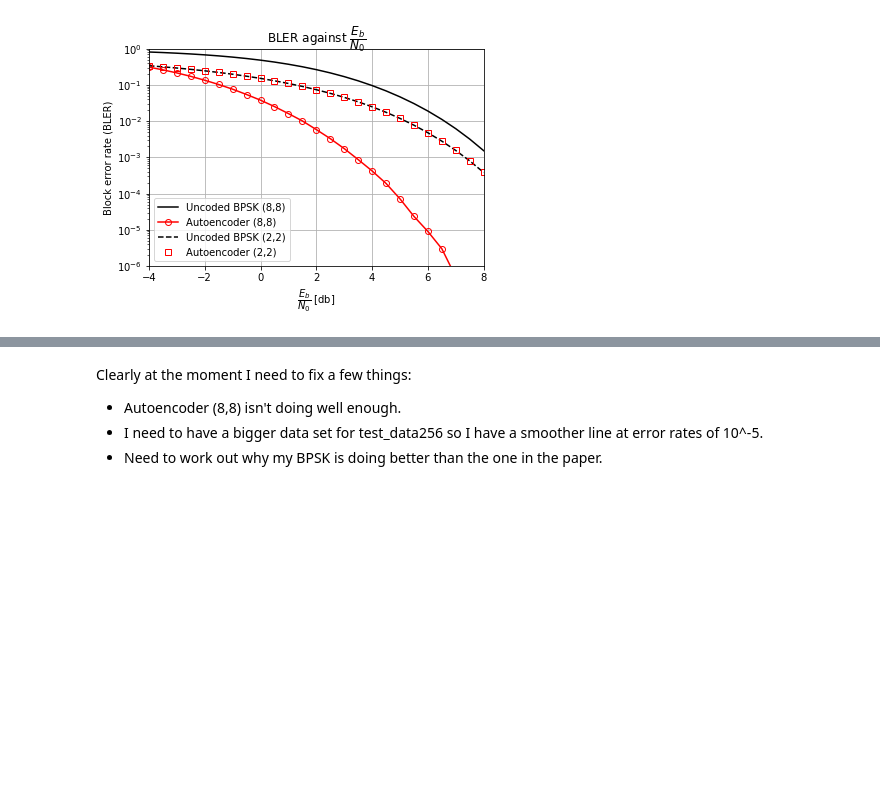
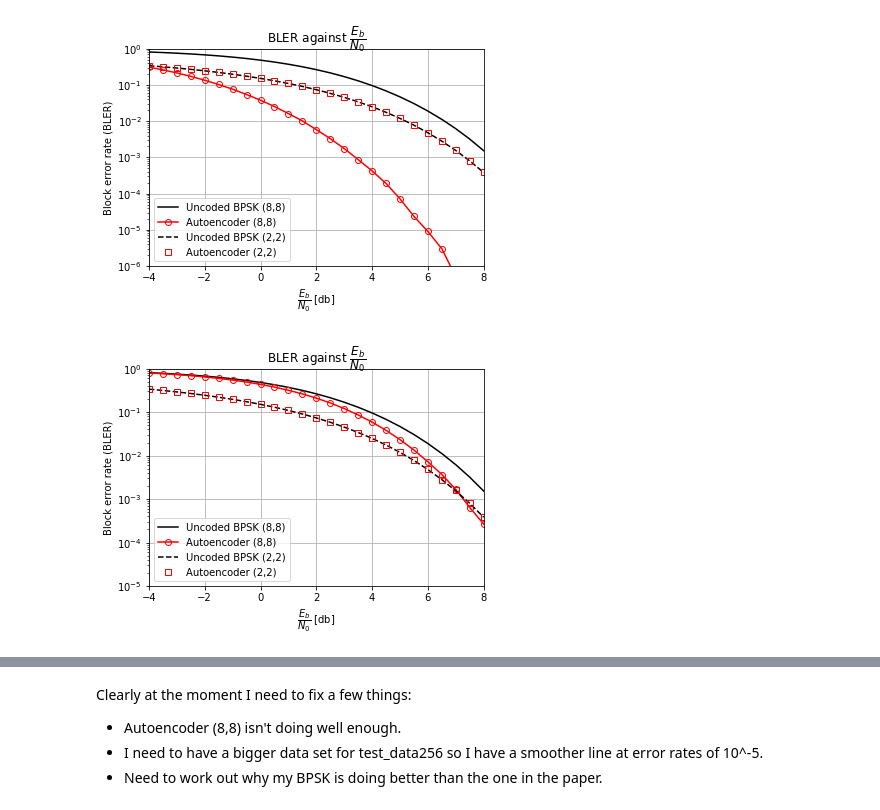
Before and after one commit to alistairwallace97/DNN_short_block_comms, a Jupyter notebook: initial_dnn_comms.ipynb, the cells around one changed output, grey strips where cells are left out. Drawn from its saved outputs; the diff is of its cells as text; code cells hidden in the pictures; blank space fills up the shorter version.

```diff
--- a/initial_dnn_comms.ipynb
+++ b/initial_dnn_comms.ipynb
@@ -1905,7 +1941,7 @@ Took 2131.674866437912/25
 act_f = keras.layers.advanced_activations.LeakyReLU()
 act_f.__name__ = 'leakyrelu'
 t0 = time()
-Eb_N0_dbs = np.arange(-4,8.5,0.5)
+Eb_N0_dbs = np.arange(8.5,10.5,0.5)
 bler = np.empty(Eb_N0_dbs.size)
 # for i, ratio_db in enumerate(tqdm_notebook(Eb_N0_dbs, desc="1st loop")):
 for i, ratio_db in enumerate(Eb_N0_dbs):
@@ -2336,13 +2408,13 @@ $\therefore ratio = 10^{\frac{db}{20}}$
 from scipy import special
 import sys
 
-Eb_N0_dbs = np.arange(-4,8.5,0.5)
-bpsk_theo_pe = np.empty(Eb_N0_dbs.size)
-bpsk2_theo_bler = np.empty(Eb_N0_dbs.size)
-bpsk4_theo_bler = np.empty(Eb_N0_dbs.size)
-bpsk8_theo_bler = np.empty(Eb_N0_dbs.size)
+Eb_N0_dbs10 = np.arange(-4,10.5,0.5)
+bpsk_theo_pe = np.empty(Eb_N0_dbs10.size)
+bpsk2_theo_bler = np.empty(Eb_N0_dbs10.size)
+bpsk4_theo_bler = np.empty(Eb_N0_dbs10.size)
+bpsk8_theo_bler = np.empty(Eb_N0_dbs10.size)
 
-for i, Eb_N0_db in enumerate(Eb_N0_dbs):
+for i, Eb_N0_db in enumerate(Eb_N0_dbs10):
     Eb_N0 = 10.**(Eb_N0_db/10.)
     bpsk_theo_pe[i] = 0.5*special.erfc(np.sqrt(Eb_N0))
     bpsk2_theo_bler[i] = bpsk_bler_from_ber(bpsk_theo_pe[i],2)
@@ -2698,3 +2771,25 @@ plt.axis([-4, 8, 1e-6, 1])
 plt.show()
 # %% [output]
 [figure]
+# %%
+fig, ax = plt.subplots()
+ax.semilogy(Eb_N0_dbs, bpsk8_theo_bler, 'k-')
+# ax.semilogy(Eb_N0_dbs, lr_autoencoder_8_8_bler_2l_3_3856e_6Rr1_scaled, \
+#             'ro-', markerfacecolor='none')
+ax.semilogy(Eb_N0_dbs, autoencoder_8_8_bler_2l_0_005_rescaled, \
+            'ro-', markerfacecolor='none')
+ax.semilogy(Eb_N0_dbs, bpsk2_theo_bler, 'k--')
+ax.semilogy(Eb_N0_dbs, lr_autoencoder_2_2_bler_0_0047_Rr1_scaled, \
+            'rs', markerfacecolor='none')
+ax.set_title(r'BLER against $\dfrac{E_b}{N_0}$')
+ax.set_xlabel(r'$\dfrac{E_b}{N_0}$ [db]')
+ax.set_ylabel("Block error rate (BLER)")
+ax.grid(True)
+ax.set_aspect('equal', 'box')
+plt.legend(['Uncoded BPSK (8,8)', 'Autoencoder (8,8)',\
+            'Uncoded BPSK (2,2)', 'Autoencoder (2,2)'], loc="lower left")
+plt.axis([-4, 8, 1e-5, 1])
+# plt.savefig("./figures/o_shea_3b_bler_vs_eb.png")
+plt.show()
+# %% [output]
+[figure, added]
```
Also changed, not shown: parts of 25 cells of this notebook, 10 other files.
